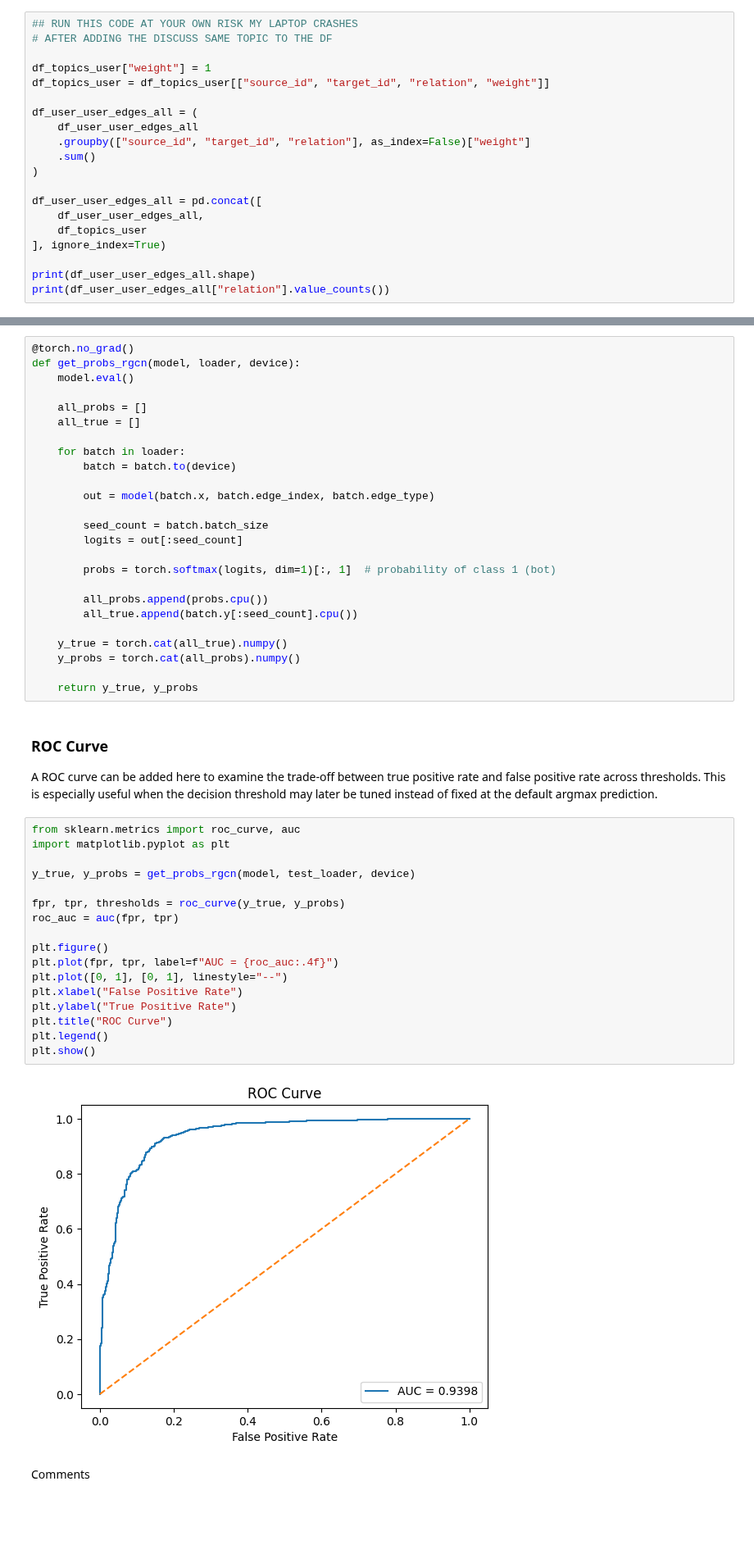
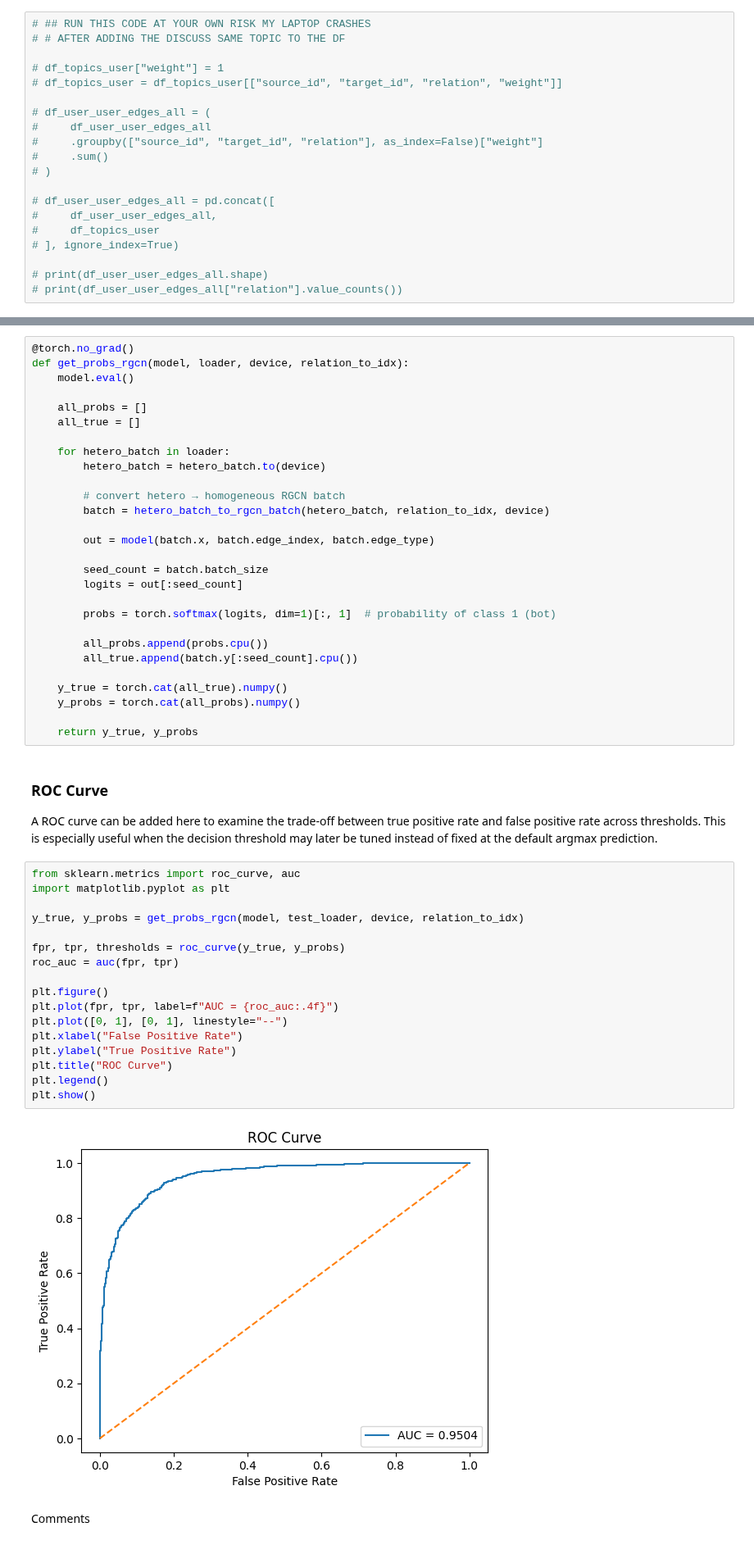
Before and after one commit to iiank/Twitter-Bot-Fraud-Detection, a Jupyter notebook: graph.ipynb, the cells around one changed output, grey strips where cells are left out. Shown at 82% size. Saved outputs shown, nothing was run; the diff lists cells and outputs as text; blank space fills up the shorter version.

Commit message:
changed torch data object and GCN to include relation-balanced neighbour sampling

```diff
--- a/graph.ipynb
+++ b/graph.ipynb
@@ -500,20 +500,20 @@ Name: count, dtype: int64
 # %%
-## RUN THIS CODE AT YOUR OWN RISK MY LAPTOP CRASHES
-# AFTER ADDING THE DISCUSS SAME TOPIC TO THE DF
+# ## RUN THIS CODE AT YOUR OWN RISK MY LAPTOP CRASHES
+# # AFTER ADDING THE DISCUSS SAME TOPIC TO THE DF
 
-df_topics_user["weight"] = 1
-df_topics_user = df_topics_user[["source_id", "target_id", "relation", "weight"]]
+# df_topics_user["weight"] = 1
+# df_topics_user = df_topics_user[["source_id", "target_id", "relation", "weight"]]
 
-df_user_user_edges_all = (
-    df_user_user_edges_all
-    .groupby(["source_id", "target_id", "relation"], as_index=False)["weight"]
-    .sum()
-)
+# df_user_user_edges_all = (
+#     df_user_user_edges_all
+#     .groupby(["source_id", "target_id", "relation"], as_index=False)["weight"]
+#     .sum()
+# )
 
-df_user_user_edges_all = pd.concat([
-    df_user_user_edges_all,
-    df_topics_user
-], ignore_index=True)
+# df_user_user_edges_all = pd.concat([
+#     df_user_user_edges_all,
+#     df_topics_user
+# ], ignore_index=True)
 
-print(df_user_user_edges_all.shape)
-print(df_user_user_edges_all["relation"].value_counts())
+# print(df_user_user_edges_all.shape)
+# print(df_user_user_edges_all["relation"].value_counts())
@@ -1459,14 +1615,17 @@ Total split: 20,000
 ## Performance measures
 # %%
 @torch.no_grad()
-def get_probs_rgcn(model, loader, device):
+def get_probs_rgcn(model, loader, device, relation_to_idx):
     model.eval()
 
     all_probs = []
     all_true = []
 
-    for batch in loader:
-        batch = batch.to(device)
+    for hetero_batch in loader:
+        hetero_batch = hetero_batch.to(device)
+
+        # convert hetero → homogeneous RGCN batch
+        batch = hetero_batch_to_rgcn_batch(hetero_batch, relation_to_idx, device)
 
         out = model(batch.x, batch.edge_index, batch.edge_type)
 
@@ -1488,21 +1647,21 @@ A ROC curve can be added here to examine the trade-off between true positive rat
 # %%
 from sklearn.metrics import roc_curve, auc
 import matplotlib.pyplot as plt
 
-y_true, y_probs = get_probs_rgcn(model, test_loader, device)
+y_true, y_probs = get_probs_rgcn(model, test_loader, device, relation_to_idx)
 
 fpr, tpr, thresholds = roc_curve(y_true, y_probs)
 roc_auc = auc(fpr, tpr)
 
 plt.figure()
 plt.plot(fpr, tpr, label=f"AUC = {roc_auc:.4f}")
 plt.plot([0, 1], [0, 1], linestyle="--")
 plt.xlabel("False Positive Rate")
 plt.ylabel("True Positive Rate")
 plt.title("ROC Curve")
 plt.legend()
 plt.show()
 # %% [output]
-[figure, old version]
+[figure, new version]
 # %% [markdown]
 Comments
```
Also changed, not shown: parts of 28 cells of this notebook.
